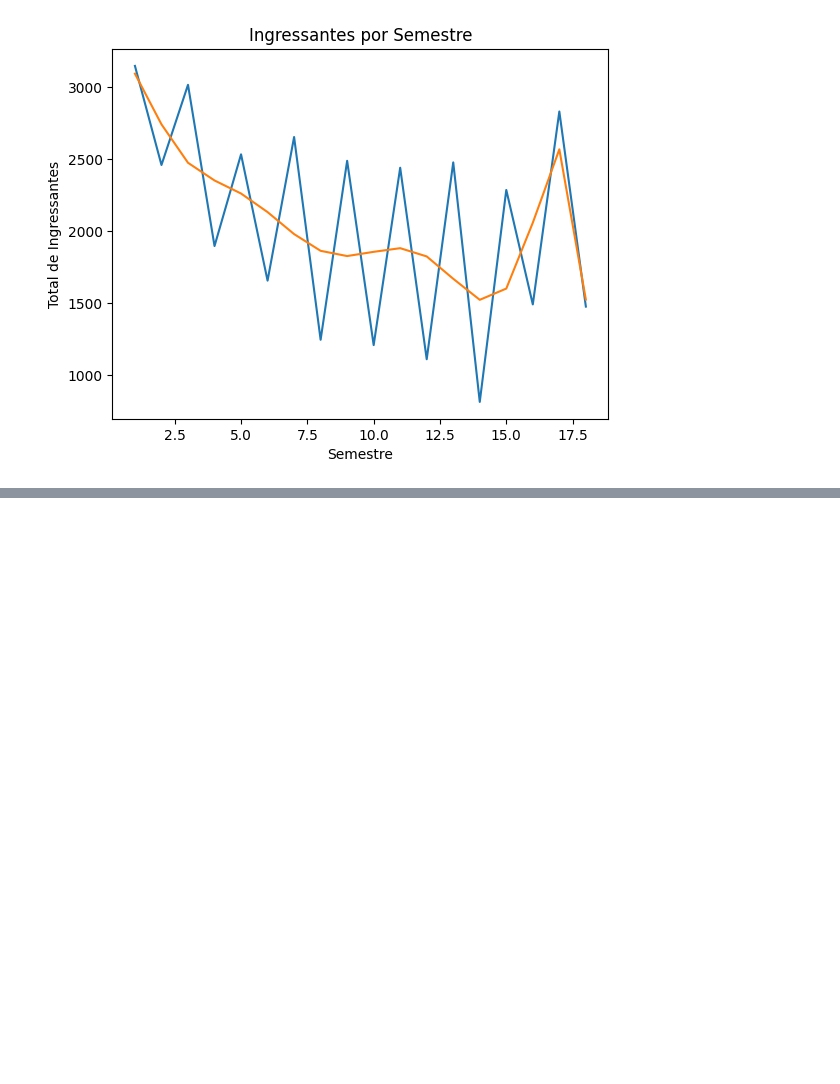
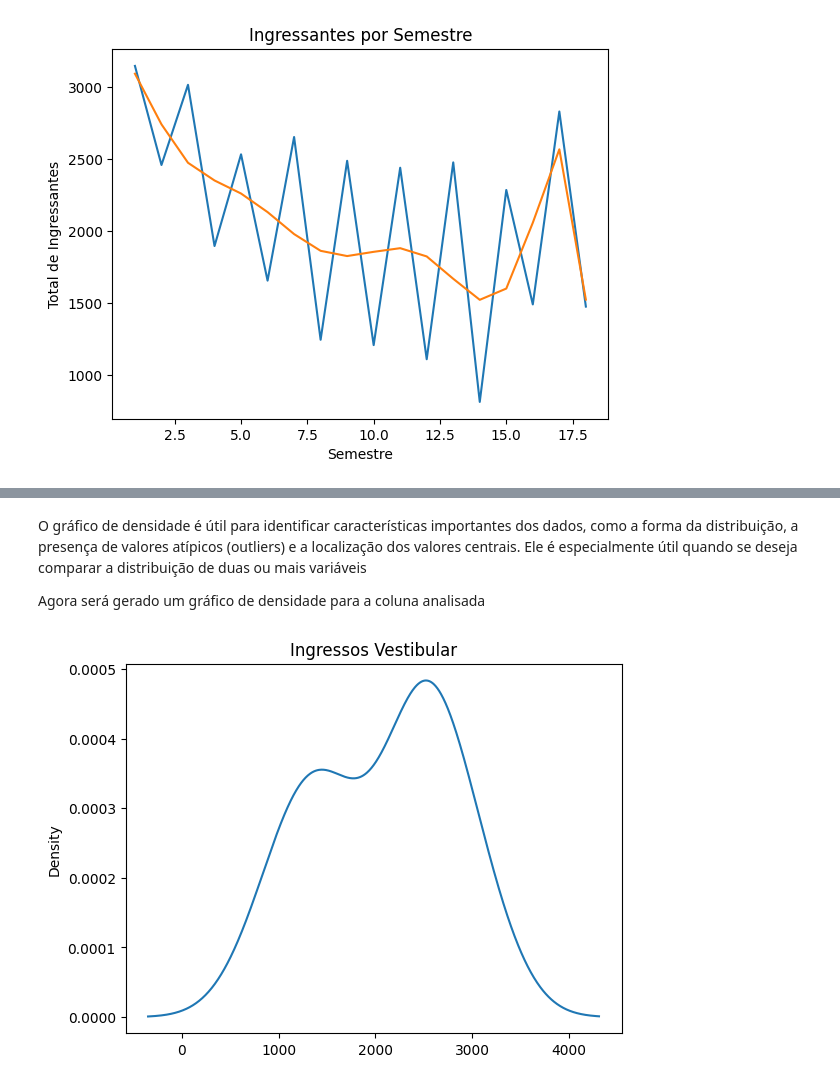
Before and after one commit to jdesous1/MVP, a Jupyter notebook: MVP_PUC_RIO.ipynb, the cells around one changed output, grey strips where cells are left out. Saved outputs shown, nothing was run; the diff lists cells and outputs as text; code cells hidden in the pictures; blank space fills up the shorter version.

```diff
--- a/MVP_PUC_RIO.ipynb
+++ b/MVP_PUC_RIO.ipynb
@@ -217,0 +230,11 @@ SyntaxError: ignored
+# %% [markdown]
+O gráfico de densidade é útil para identificar características importantes dos dados, como a forma da distribuição, a presença de valores atípicos (outliers) e a localização dos valores centrais. Ele é especialmente útil quando se deseja comparar a distribuição de duas ou mais variáveis
+
+Agora será gerado um gráfico de densidade para a coluna analisada
+# %%
+# Density Plot
+df['IngressosVestibular'].plot(kind='density')
+plt.title("Ingressos Vestibular")
+plt.show()
+# %% [output]
+[figure, added]
```
Also changed, not shown: parts of 11 cells of this notebook.
